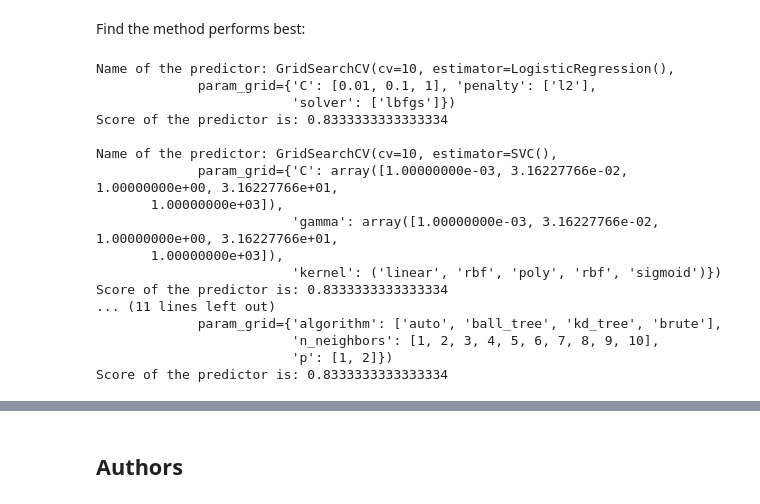
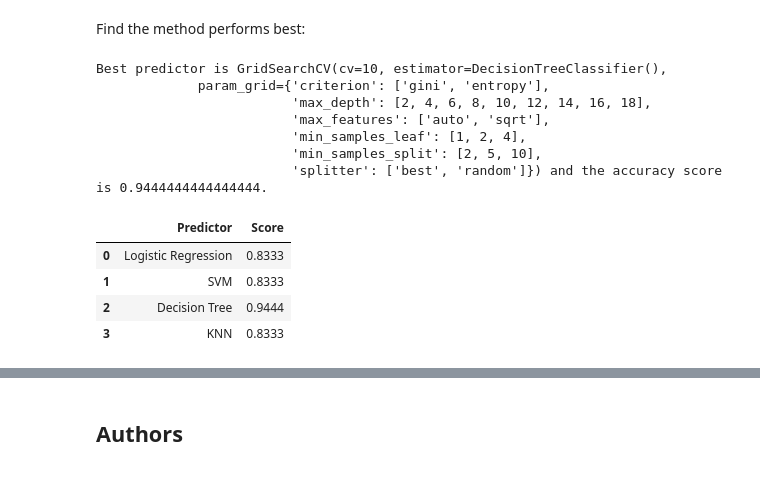
Before and after one commit to aayushijain6/Capstone_DS_IBM, a Jupyter notebook: Capstone7.ipynb, the cells around one changed output, grey strips where cells are left out. Cells and saved outputs as stored; diff of their text form; code cells hidden in the pictures.

```diff
--- a/Capstone7.ipynb
+++ b/Capstone7.ipynb
@@ -340,27 +358,32 @@ plot_confusion_matrix(Y_test,yhat)
 Find the method performs best:
 # %%
 predictors = [logreg_cv, svm_cv, tree_cv, knn_cv]
-# best_score = 0
-# best_predictor = ""
+best_score = 0
+best_predictor = ""
 for i in predictors:
-    print(f"Name of the predictor: {i}")
+    #print(f"Name of the predictor: {i}")
     result = float(i.score(X_test, Y_test))
-    print(f"Score of the predictor is: {result}\n")
+    #print(f"Score of the predictor is: {result}\n")
+    if result > best_score:
+        best_score = result
+        best_predictor = i
+print(f"Best predictor is {best_predictor} and the accuracy score is {best_score}.")
 # %% [output]
-Name of the predictor: GridSearchCV(cv=10, estimator=LogisticRegression(),
-             param_grid={'C': [0.01, 0.1, 1], 'penalty': ['l2'],
-                         'solver': ['lbfgs']})
-Score of the predictor is: 0.8333333333333334
-
-Name of the predictor: GridSearchCV(cv=10, estimator=SVC(),
-             param_grid={'C': array([1.00000000e-03, 3.16227766e-02, 1.00000000e+00, 3.16227766e+01,
-       1.00000000e+03]),
-                         'gamma': array([1.00000000e-03, 3.16227766e-02, 1.00000000e+00, 3.16227766e+01,
-       1.00000000e+03]),
-                         'kernel': ('linear', 'rbf', 'poly', 'rbf', 'sigmoid')})
-Score of the predictor is: 0.8333333333333334
-... (11 lines left out)
-             param_grid={'algorithm': ['auto', 'ball_tree', 'kd_tree', 'brute'],
-                         'n_neighbors': [1, 2, 3, 4, 5, 6, 7, 8, 9, 10],
-                         'p': [1, 2]})
-Score of the predictor is: 0.8333333333333334
+Best predictor is GridSearchCV(cv=10, estimator=DecisionTreeClassifier(),
+             param_grid={'criterion': ['gini', 'entropy'],
+                         'max_depth': [2, 4, 6, 8, 10, 12, 14, 16, 18],
+                         'max_features': ['auto', 'sqrt'],
+                         'min_samples_leaf': [1, 2, 4],
+                         'min_samples_split': [2, 5, 10],
+                         'splitter': ['best', 'random']}) and the accuracy score is 0.9444444444444444.
+# %%
+predictors = ['Logistic Regression', 'SVM', 'Decision Tree', 'KNN']
+predictor_scores = [0.8333, 0.8333, 0.9444, 0.8333]
+pred_df = pd.DataFrame(list(zip(predictors, predictor_scores)), columns=['Predictor', 'Score'])
+pred_df
+# %% [output]
+|  | Predictor | Score |
+| 0 | Logistic Regression | 0.8333 |
+| 1 | SVM | 0.8333 |
+| 2 | Decision Tree | 0.9444 |
+| 3 | KNN | 0.8333 |
```
Also changed, not shown: parts of 10 cells of this notebook.
